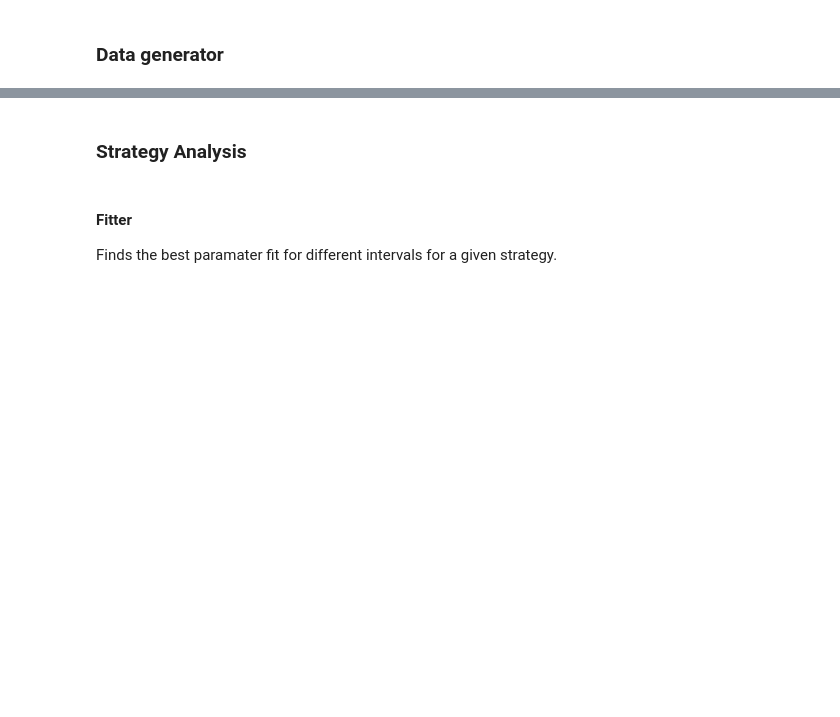
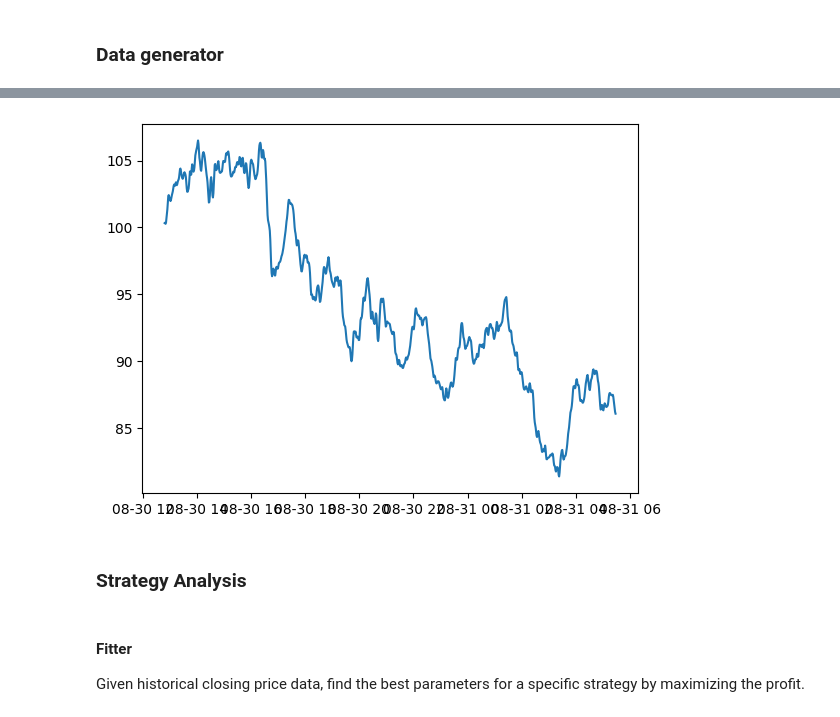
Before and after one commit to everdeep/crypto-library, a Jupyter notebook: notebooks/strategy_fitter.ipynb, the cells around one changed output, grey strips where cells are left out. Cells and saved outputs as stored; diff of their text form; code cells hidden in the pictures; blank space fills up the shorter version.

Commit message:
Added some comments; made small code fixes to the stream; updated notebook for strategy fitting;

```diff
--- a/notebooks/strategy_fitter.ipynb
+++ b/notebooks/strategy_fitter.ipynb
@@ -101,9 +108,12 @@ from datetime import datetime, timedelta
 from cryptolib.enums import Interval
 
 class StockMarketSimulation:
-    def __init__(self, start_price, trend, points, time_interval: Interval, start_date: datetime):
+    def __init__(self, start_price, points, time_interval: Interval, start_date: datetime = datetime.today(), drift = 0.0, volatility = 0.05, smoothing = 0, price_diff = 0.01):
         self.start_price = start_price
-        self.trend = trend
+        self.drift = drift
+        self.volatility = volatility
+        self.smoothing = smoothing
+        self.price_diff = price_diff
         self.points = points
         self.time_interval = self.convert_interval(time_interval)
         self.start_date = start_date
@@ -119,37 +129,44 @@ class StockMarketSimulation:
         else:  # assuming the unit is 'd' for days
             return value * 60 * 24
 
+    def smooth(self, data, smoothing = None):
+
+        if smoothing is None:
+            smoothing = self.smoothing
+
+        for i in range(smoothing):
+            data = [data[0]] + [(data[i] + data[i+1])/2   for i in range(0, len(data) - 1)]
+        return data
+
     def simulate(self):
         times = [self.start_date + timedelta(minutes=i*self.time_interval) for i in range(self.points)]
         standard_normal_values = np.random.standard_normal(size = self.points)
 
-        if self.trend == 'upward':
-            drift = 0.01
-        elif self.trend == 'downward':
-            drift = -0.01
-        else:
-            drift = 0
-
-        volatility = 0.05
-
         # Applying geometric Brownian motion
-        prices = self.start_price * np.exp(np.cumsum((drift - 0.5 * volatility**2) * self.time_interval
-                        + volatility * np.sqrt(self.time_interval) * standard_normal_values))
+        prices = self.start_price * np.exp(np.cumsum((self.drift - 0.5 * self.volatility**2) * self.time_interval
+                        + self.volatility * np.sqrt(self.time_interval) * standard_normal_values))
 
         ohlc_data = []
         for price in prices:
             open_price = price
-            close_price = price + np.random.normal(0, price*0.01)
-            high_price = max(open_price, close_price) + abs(np.random.normal(0, price*0.01))
-            low_price = min(open_price, close_price) - abs(np.random.normal(0, price*0.01))
-            ohlc_data.append([open_price, high_price, low_price, close_price])
+            close_price = price + np.random.normal(0, price*self.price_diff)
+            high_price = max(open_price, close_price) + abs(np.random.normal(0, price*self.price_diff))
+            low_price = min(open_price, close_price) - abs(np.random.normal(0, price*self.price_diff))
+            volume = np.random.randint(100, 1000)
+            ohlc_data.append([open_price, high_price, low_price, close_price, volume])
 
-        return pd.DataFrame(ohlc_data, columns=['open', 'high', 'low', 'close'], index=times)
+        # Smooth the data
+        ohlc_data = np.array(ohlc_data)
+        ohlc_data[:, 0] = self.smooth(ohlc_data[:, 0])
+        ohlc_data[:, 1] = self.smooth(ohlc_data[:, 1])
+        ohlc_data[:, 2] = self.smooth(ohlc_data[:, 2])
+        ohlc_data[:, 3] = self.smooth(ohlc_data[:, 3])
+
+        return pd.DataFrame(ohlc_data, columns=['open', 'high', 'low', 'close', 'volume'], index=times)
 
 # Create an instance of the class and simulate
-simulator = StockMarketSimulation(start_price=100, trend='upward', points=1000,
-                                  time_interval=Interval.HOUR_1, start_date=datetime(2023, 5, 1))
+simulator = StockMarketSimulation(start_price=100, points=1000,
+                                  time_interval=Interval.MINUTE_1, price_diff=0.001, smoothing=4, volatility=0.005)
 stock_data = simulator.simulate()
-print(stock_data.index)
-print(stock_data)
+plt.plot(stock_data.index, stock_data['close'])
 # %% [output]
@@ -173,2 +174,3 @@ DatetimeIndex(['2023-05-01 00:00:00', '2023-05-01 01:00:00',
+[figure, added]
 # %% [markdown]
 ### Strategy Analysis
@@ -595,6 +285,6 @@ class StrategyAnalyser:
-# %% [markdown]
-#### Fitter
-Finds the best paramater fit for different intervals for a given strategy.
+# %% [markdown]
+#### Fitter
+Given historical closing price data, find the best parameters for a specific strategy by maximizing the profit.
 # %%
 from cryptolib.enums import Interval
 
```
Also changed, not shown: parts of 16 cells of this notebook, 7 other files.
